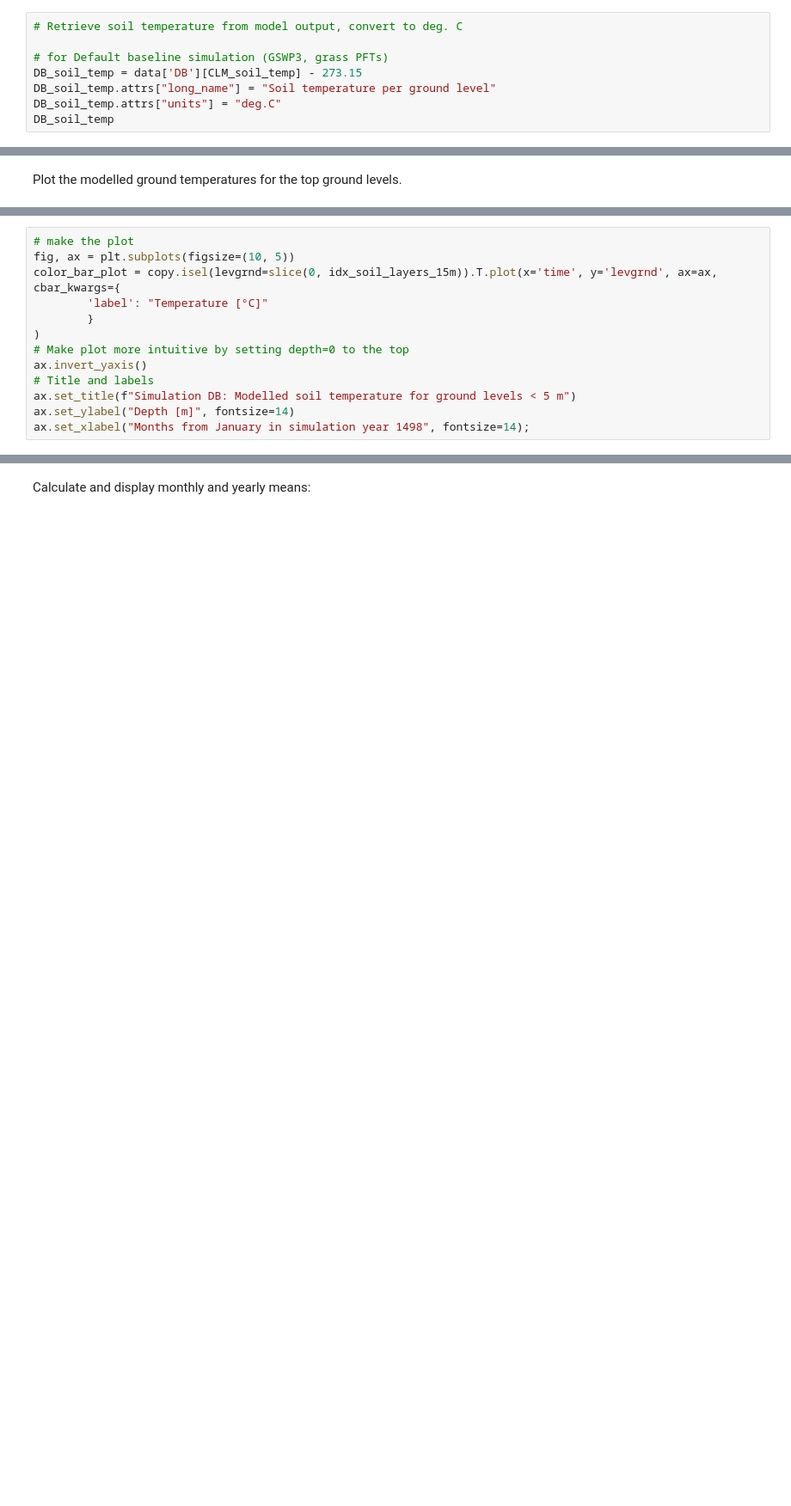
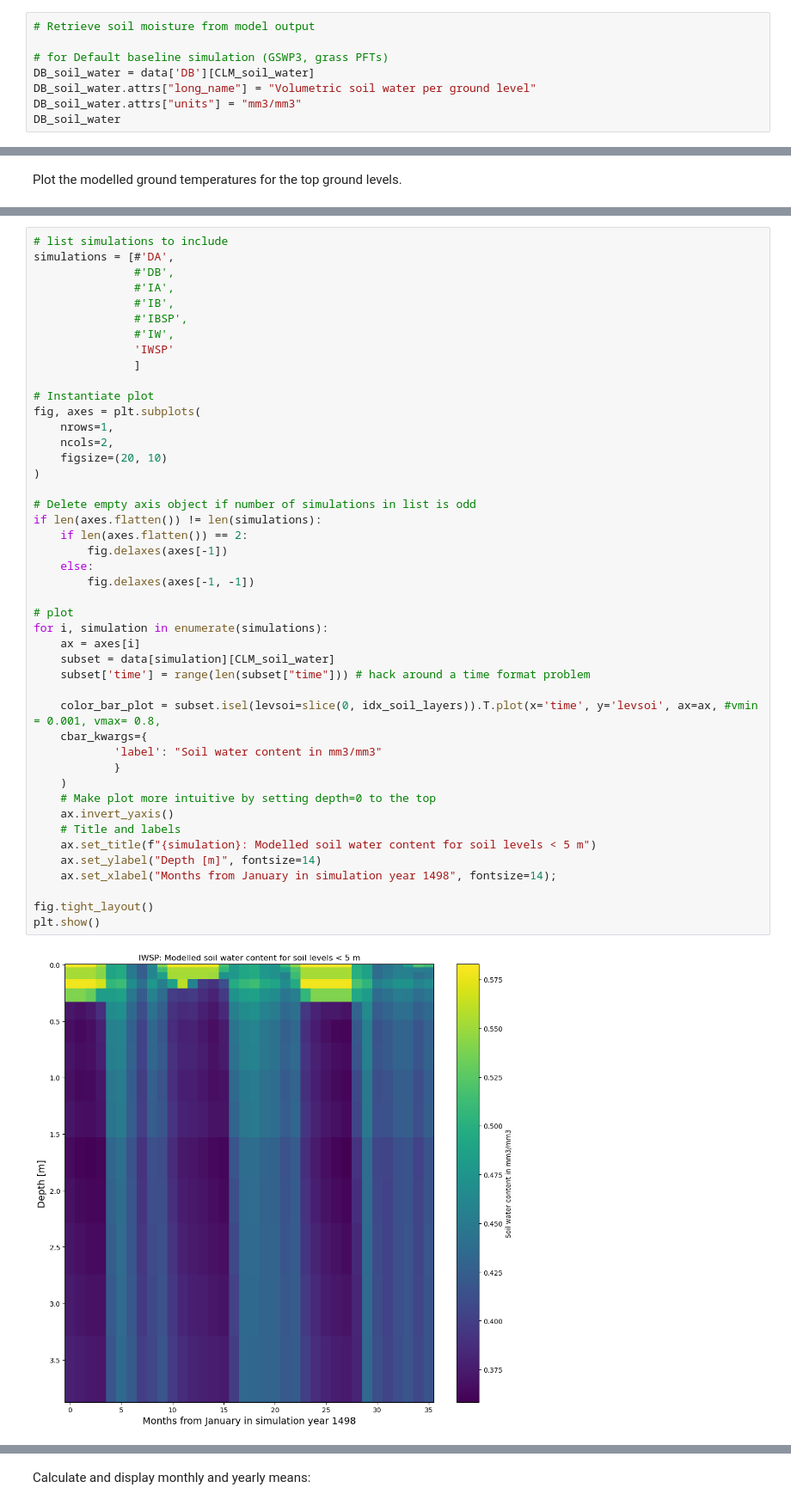
Before and after one commit to evalieungh/FATES_INCLINE, a Jupyter notebook: src/analysis_and_plotting/compare_model_to_obs_soil_moisture.ipynb, the cells around one changed output, grey strips where cells are left out. Shown at 86% size. Cells and saved outputs as stored; diff of their text form; blank space fills up the shorter version.

```diff
--- a/src/analysis_and_plotting/compare_model_to_obs_soil_moisture.ipynb
+++ b/src/analysis_and_plotting/compare_model_to_obs_soil_moisture.ipynb
@@ -90,8 +98,8 @@ CLM_soil_temp = "TSOI"
 # %%
-# Retrieve soil temperature from model output, convert to deg. C
+# Retrieve soil moisture from model output
 
 # for Default baseline simulation (GSWP3, grass PFTs)
-DB_soil_temp = data['DB'][CLM_soil_temp] - 273.15
-DB_soil_temp.attrs["long_name"] = "Soil temperature per ground level"
-DB_soil_temp.attrs["units"] = "deg.C"
-DB_soil_temp
+DB_soil_water = data['DB'][CLM_soil_water]
+DB_soil_water.attrs["long_name"] = "Volumetric soil water per ground level"
+DB_soil_water.attrs["units"] = "mm3/mm3"
+DB_soil_water
@@ -131,14 +184,47 @@ DB_soil_temp['time'] = range(len(DB_soil_temp["time"]))
 # %%
-# make the plot
-fig, ax = plt.subplots(figsize=(10, 5))
-color_bar_plot = copy.isel(levgrnd=slice(0, idx_soil_layers_15m)).T.plot(x='time', y='levgrnd', ax=ax,
-cbar_kwargs={
-        'label': "Temperature [°C]"
-        }
+# list simulations to include
+simulations = [#'DA',
+               #'DB',
+               #'IA',
+               #'IB',
+               #'IBSP',
+               #'IW',
+               'IWSP'
+               ]
+
+# Instantiate plot
+fig, axes = plt.subplots(
+    nrows=1,
+    ncols=2,
+    figsize=(20, 10)
 )
-# Make plot more intuitive by setting depth=0 to the top
-ax.invert_yaxis()
-# Title and labels
-ax.set_title(f"Simulation DB: Modelled soil temperature for ground levels < 5 m")
-ax.set_ylabel("Depth [m]", fontsize=14)
-ax.set_xlabel("Months from January in simulation year 1498", fontsize=14);
+
+# Delete empty axis object if number of simulations in list is odd
+if len(axes.flatten()) != len(simulations):
+    if len(axes.flatten()) == 2:
+        fig.delaxes(axes[-1])
+    else:
+        fig.delaxes(axes[-1, -1])
+
+# plot
+for i, simulation in enumerate(simulations):
+    ax = axes[i]
+    subset = data[simulation][CLM_soil_water]
+    subset['time'] = range(len(subset["time"])) # hack around a time format problem
+
+    color_bar_plot = subset.isel(levsoi=slice(0, idx_soil_layers)).T.plot(x='time', y='levsoi', ax=ax, #vmin = 0.001, vmax= 0.8,
+    cbar_kwargs={
+            'label': "Soil water content in mm3/mm3"
+            }
+    )
+    # Make plot more intuitive by setting depth=0 to the top
+    ax.invert_yaxis()
+    # Title and labels
+    ax.set_title(f"{simulation}: Modelled soil water content for soil levels < 5 m")
+    ax.set_ylabel("Depth [m]", fontsize=14)
+    ax.set_xlabel("Months from January in simulation year 1498", fontsize=14);
+
+fig.tight_layout()
+plt.show()
+# %% [output]
+[figure, added]
```
Also changed, not shown: parts of 33 cells of this notebook.
